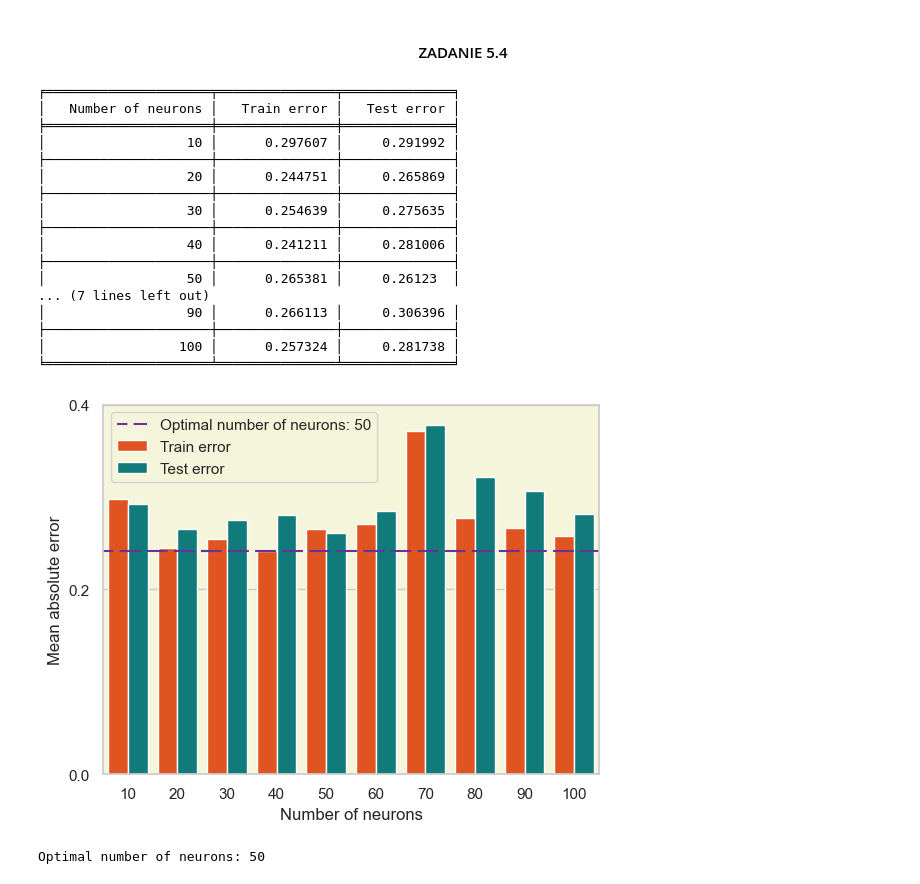
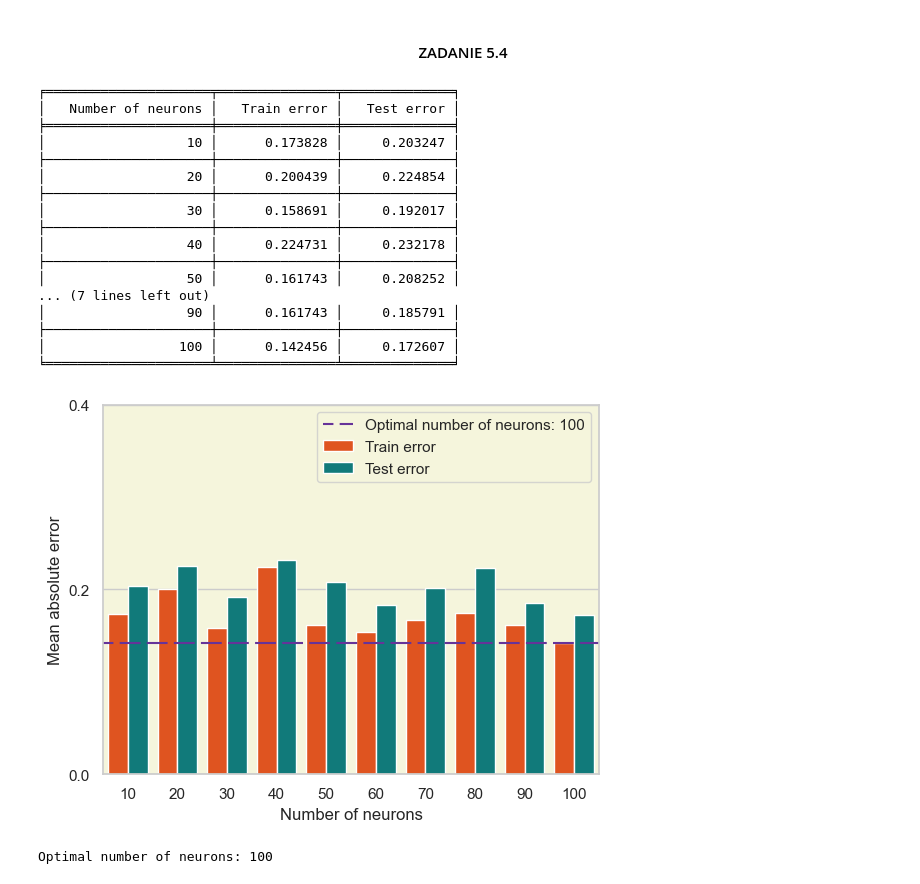
Before and after one commit to szvbvtk/Multilayer-Perceptron, a Jupyter notebook: main.ipynb, the cells around one changed output. Cells and saved outputs as stored; diff of their text form; code cells hidden in the pictures.

```diff
--- a/main.ipynb
+++ b/main.ipynb
@@ -16,24 +16,24 @@ main1(False, 1e6)
 # %% [markdown]
 <h4 style="text-align: center;">ZADANIE 5.4</h4>
 # %%
-main2(False)
+main2(False, 1e6)
 # %% [output]
 ╒═════════════════════╤═══════════════╤══════════════╕
 │   Number of neurons │   Train error │   Test error │
 ╞═════════════════════╪═══════════════╪══════════════╡
-│                  10 │      0.297607 │     0.291992 │
+│                  10 │      0.173828 │     0.203247 │
 ├─────────────────────┼───────────────┼──────────────┤
-│                  20 │      0.244751 │     0.265869 │
+│                  20 │      0.200439 │     0.224854 │
 ├─────────────────────┼───────────────┼──────────────┤
-│                  30 │      0.254639 │     0.275635 │
+│                  30 │      0.158691 │     0.192017 │
 ├─────────────────────┼───────────────┼──────────────┤
-│                  40 │      0.241211 │     0.281006 │
+│                  40 │      0.224731 │     0.232178 │
 ├─────────────────────┼───────────────┼──────────────┤
-│                  50 │      0.265381 │     0.26123  │
+│                  50 │      0.161743 │     0.208252 │
 ... (7 lines left out)
-│                  90 │      0.266113 │     0.306396 │
+│                  90 │      0.161743 │     0.185791 │
 ├─────────────────────┼───────────────┼──────────────┤
-│                 100 │      0.257324 │     0.281738 │
+│                 100 │      0.142456 │     0.172607 │
 ╘═════════════════════╧═══════════════╧══════════════╛
-[figure, old version]
+[figure, new version]
-Optimal number of neurons: 50
+Optimal number of neurons: 100
```
